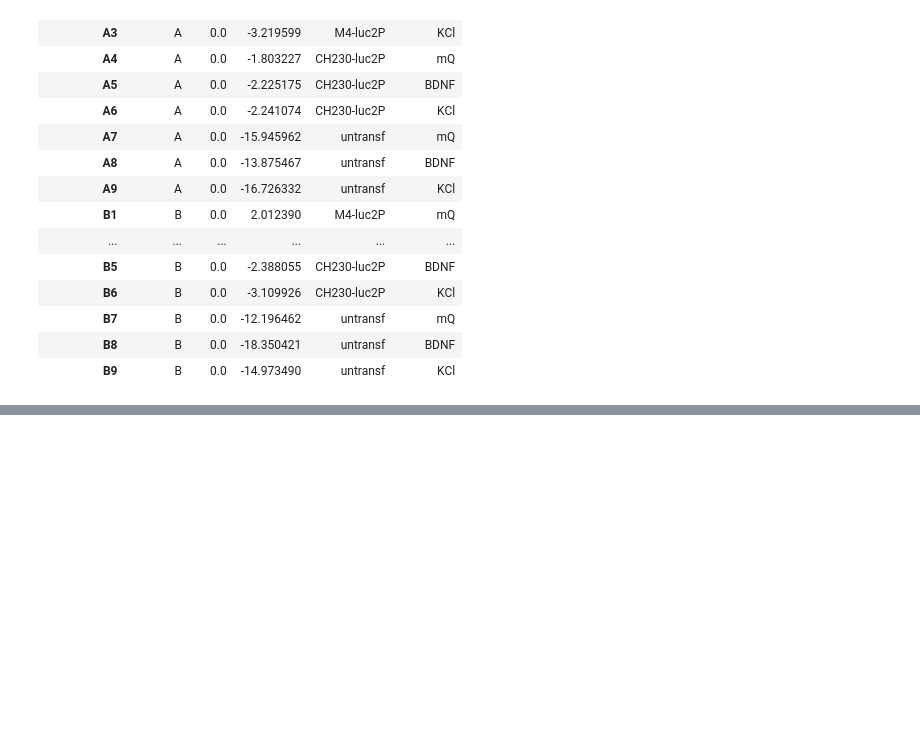
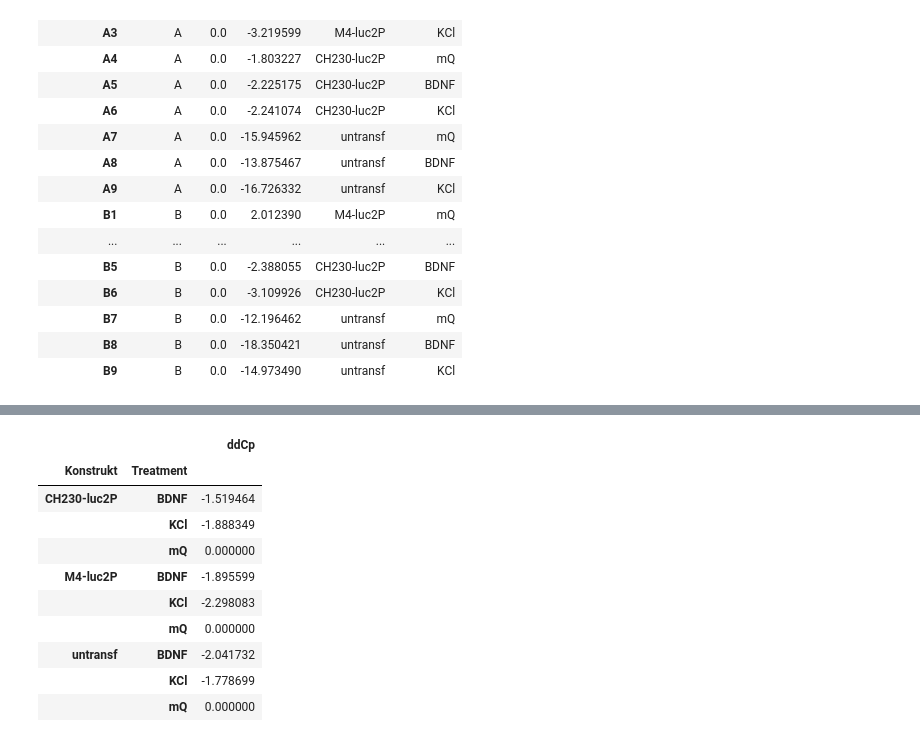
Before and after one commit to kjaanson/jupyter-workshop-ttu, a Jupyter notebook: 04-qPCR-andmeanalyys.ipynb, the cells around one changed output, grey strips where cells are left out. Saved outputs shown, nothing was run; the diff lists cells and outputs as text; code cells hidden in the pictures; blank space fills up the shorter version.

```diff
--- a/04-qPCR-andmeanalyys.ipynb
+++ b/04-qPCR-andmeanalyys.ipynb
@@ -168,0 +233,14 @@ df_dCp_withdata.set_index(["Replicate","Konstrukt", "Treatment"])
+# %%
+df_ddCp.reset_index().groupby(["Konstrukt","Treatment"]).mean()
+# %% [output]
+|  |  | ddCp |
+| Konstrukt | Treatment |  |
+| CH230-luc2P | BDNF | -1.519464 |
+|  | KCl | -1.888349 |
+|  | mQ | 0.000000 |
+| M4-luc2P | BDNF | -1.895599 |
+|  | KCl | -2.298083 |
+|  | mQ | 0.000000 |
+| untransf | BDNF | -2.041732 |
+|  | KCl | -1.778699 |
+|  | mQ | 0.000000 |
```
Also changed, not shown: parts of 11 cells of this notebook.
